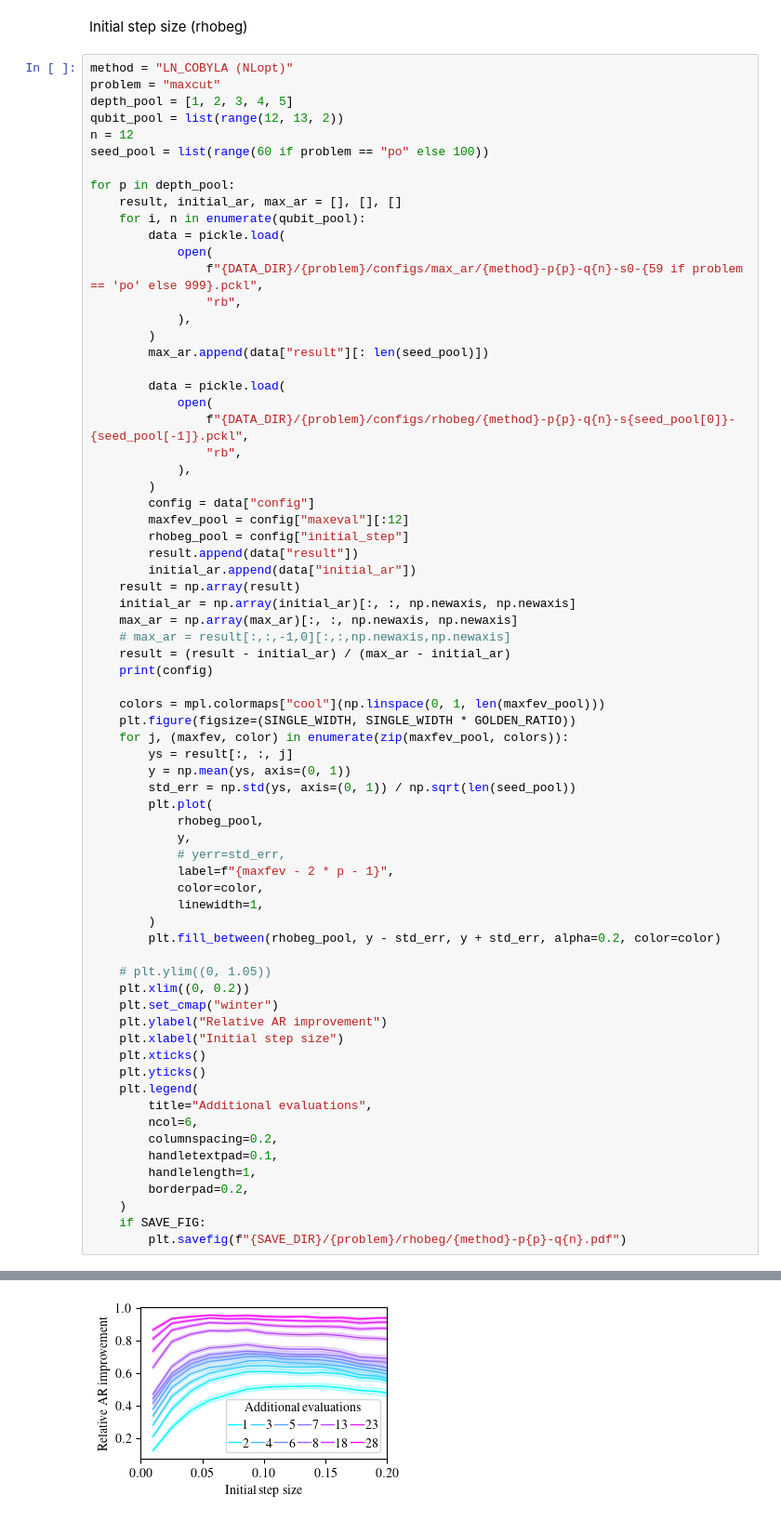
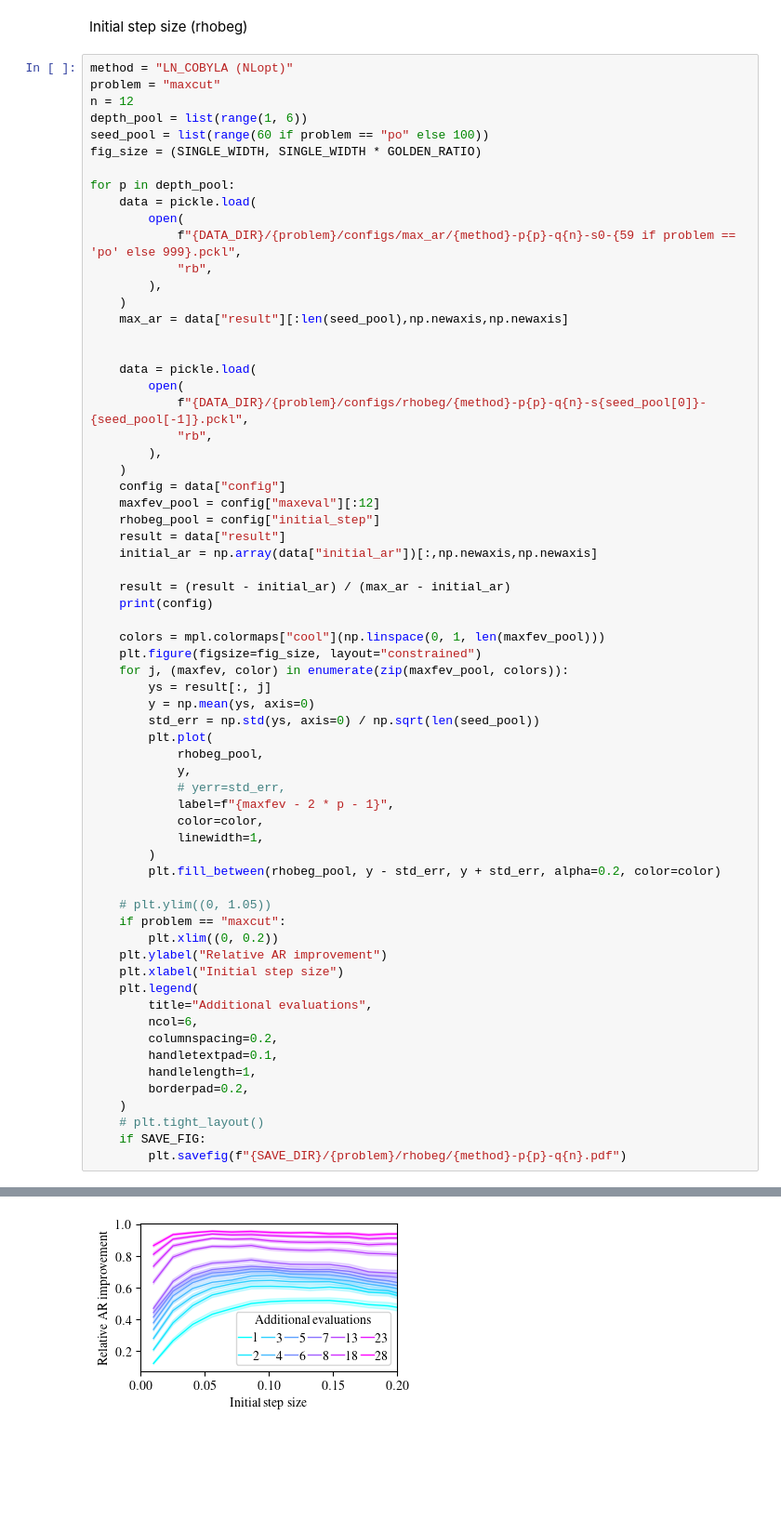
Before and after one commit to jpmorganchase/End-to-End_Protocol_for_High-Quality_QAOA_Parameters, a Jupyter notebook: reproduce_figures/reproduce_figures.ipynb, the cells around one changed output, grey strips where cells are left out. Shown: that part at 93% size. Cells and saved outputs as stored; diff of their text form; blank space fills up the shorter version.

Commit message:
budget allocation plots

```diff
--- a/reproduce_figures/reproduce_figures.ipynb
+++ b/reproduce_figures/reproduce_figures.ipynb
@@ -19,46 +19,42 @@ Initial step size (rhobeg)
 # %%
 method = "LN_COBYLA (NLopt)"
 problem = "maxcut"
-depth_pool = [1, 2, 3, 4, 5]
-qubit_pool = list(range(12, 13, 2))
 n = 12
+depth_pool = list(range(1, 6))
 seed_pool = list(range(60 if problem == "po" else 100))
+fig_size = (SINGLE_WIDTH, SINGLE_WIDTH * GOLDEN_RATIO)
 
 for p in depth_pool:
-    result, initial_ar, max_ar = [], [], []
-    for i, n in enumerate(qubit_pool):
-        data = pickle.load(
-            open(
-                f"{DATA_DIR}/{problem}/configs/max_ar/{method}-p{p}-q{n}-s0-{59 if problem == 'po' else 999}.pckl",
-                "rb",
-            ),
-        )
-        max_ar.append(data["result"][: len(seed_pool)])
+    data = pickle.load(
+        open(
+            f"{DATA_DIR}/{problem}/configs/max_ar/{method}-p{p}-q{n}-s0-{59 if problem == 'po' else 999}.pckl",
+            "rb",
+        ),
+    )
+    max_ar = data["result"][:len(seed_pool),np.newaxis,np.newaxis]
 
-        data = pickle.load(
-            open(
-                f"{DATA_DIR}/{problem}/configs/rhobeg/{method}-p{p}-q{n}-s{seed_pool[0]}-{seed_pool[-1]}.pckl",
-                "rb",
-            ),
-        )
-        config = data["config"]
-        maxfev_pool = config["maxeval"][:12]
-        rhobeg_pool = config["initial_step"]
-        result.append(data["result"])
-        initial_ar.append(data["initial_ar"])
-    result = np.array(result)
-    initial_ar = np.array(initial_ar)[:, :, np.newaxis, np.newaxis]
-    max_ar = np.array(max_ar)[:, :, np.newaxis, np.newaxis]
-    # max_ar = result[:,:,-1,0][:,:,np.newaxis,np.newaxis]
+
+    data = pickle.load(
+        open(
+            f"{DATA_DIR}/{problem}/configs/rhobeg/{method}-p{p}-q{n}-s{seed_pool[0]}-{seed_pool[-1]}.pckl",
+            "rb",
+        ),
+    )
+    config = data["config"]
+    maxfev_pool = config["maxeval"][:12]
+    rhobeg_pool = config["initial_step"]
+    result = data["result"]
+    initial_ar = np.array(data["initial_ar"])[:,np.newaxis,np.newaxis]
+
     result = (result - initial_ar) / (max_ar - initial_ar)
     print(config)
 
     colors = mpl.colormaps["cool"](np.linspace(0, 1, len(maxfev_pool)))
-    plt.figure(figsize=(SINGLE_WIDTH, SINGLE_WIDTH * GOLDEN_RATIO))
+    plt.figure(figsize=fig_size, layout="constrained")
     for j, (maxfev, color) in enumerate(zip(maxfev_pool, colors)):
-        ys = result[:, :, j]
-        y = np.mean(ys, axis=(0, 1))
-        std_err = np.std(ys, axis=(0, 1)) / np.sqrt(len(seed_pool))
+        ys = result[:, j]
+        y = np.mean(ys, axis=0)
+        std_err = np.std(ys, axis=0) / np.sqrt(len(seed_pool))
         plt.plot(
             rhobeg_pool,
             y,
@@ -70,12 +66,10 @@ for p in depth_pool:
         plt.fill_between(rhobeg_pool, y - std_err, y + std_err, alpha=0.2, color=color)
 
     # plt.ylim((0, 1.05))
-    plt.xlim((0, 0.2))
-    plt.set_cmap("winter")
+    if problem == "maxcut":
+        plt.xlim((0, 0.2))
     plt.ylabel("Relative AR improvement")
     plt.xlabel("Initial step size")
-    plt.xticks()
-    plt.yticks()
     plt.legend(
         title="Additional evaluations",
         ncol=6,
@@ -84,6 +78,7 @@ for p in depth_pool:
         handlelength=1,
         borderpad=0.2,
     )
+    # plt.tight_layout()
     if SAVE_FIG:
         plt.savefig(f"{SAVE_DIR}/{problem}/rhobeg/{method}-p{p}-q{n}.pdf")
 # %% [output]
@@ -97 +92 @@ for p in depth_pool:
-[figure, old version]
+[figure, new version]
```
Also changed, not shown: parts of 3 cells of this notebook.
